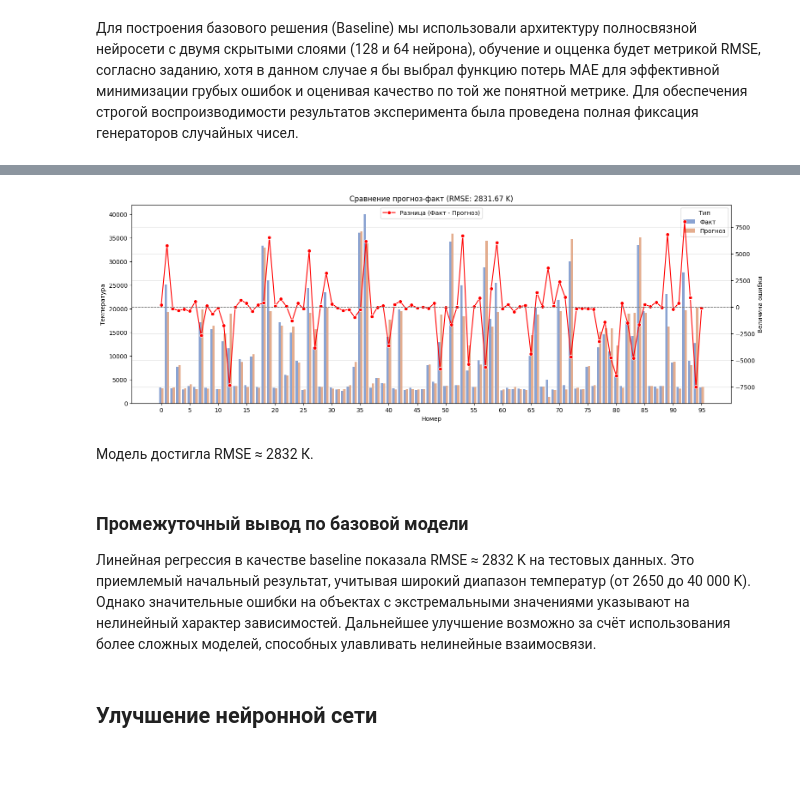
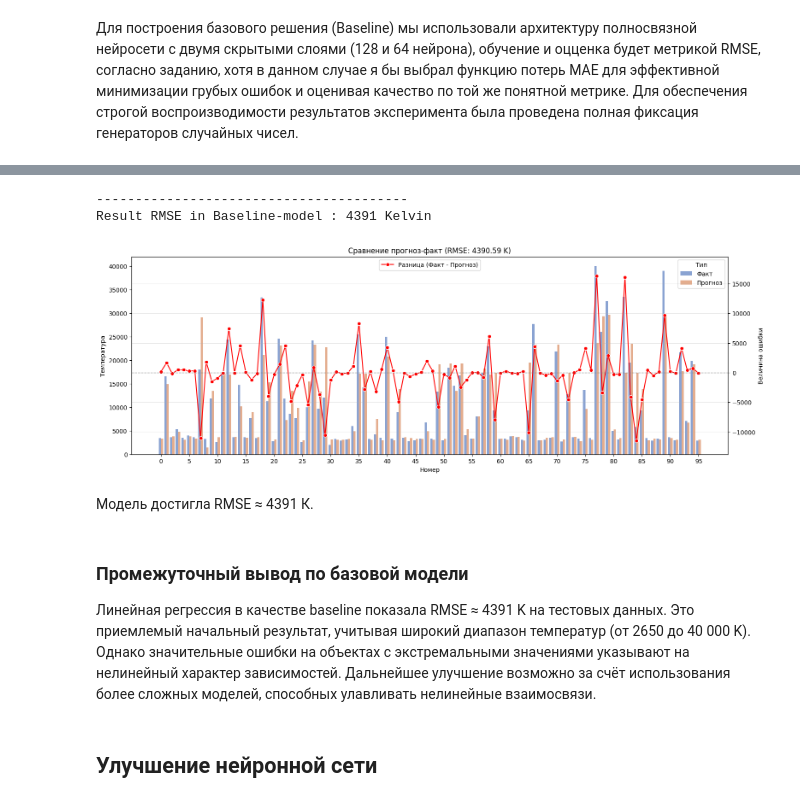
Before and after one commit to o-gamak/4_3_models_and_algorithms_in_machine_learning_-PyTorch-, a Jupyter notebook: project.ipynb, the cells around one changed output, grey strips where cells are left out. Drawn from its saved outputs; the diff is of its cells as text; code cells hidden in the pictures; blank space fills up the shorter version.

```diff
--- a/project.ipynb
+++ b/project.ipynb
@@ -683,9 +737,12 @@ display([i for i in sorted(df['star_color'].unique())])
+# %%
+df['physics_feature'] = df['luminosity'] / (df['radius'] ** 2)
 # %%
-df['absolute_magnitude_category'] = df.absolute_magnitude.apply(change_mag)
-df = df.drop(columns={'absolute_magnitude'})
-
-df['star_color'] = df['temperature'].apply(get_star_color)
-
+# приведем к логарифмичному виду фичи, старые значения удалим
 df['luminosity'] = np.log10(df['luminosity'])
 df['radius'] = np.log10(df['radius'])
+df['approx_temp_log'] = np.log1p(df['approx_temp'])
+df['physics_feature_log'] = np.log1p(df['physics_feature'])
+
+df = df.drop(columns=['physics_feature'])
+df = df.drop(columns=['approx_temp'])
 # %%
@@ -770,0 +840,29 @@ interval columns not set, guessing: ['temperature', 'luminosity', 'radius']
+# %%
+X_train, X_test, y_train, y_test = train_test_split(df.drop(columns=['temperature', 'star_color']),
+                                                    df['temperature'],
+                                                    test_size=TEST_SIZE,
+                                                    random_state=RANDOM_STATE,
+                                                    stratify = df['star_color'])
+
+print(f"Train: {X_train.shape}, Test: {X_test.shape}")
+
+num_cols = ['luminosity','radius', 'physics_feature_log', 'approx_temp_log']
+ohe_cols = ['star_type']
+
+preprocessor = ColumnTransformer(
+    transformers=[
+        ('num', StandardScaler(), num_cols),
+        ('ohe', OneHotEncoder(handle_unknown='ignore', sparse_output=False, drop='first'), ohe_cols)
+    ]
+)
+
+X_train_pre = preprocessor.fit_transform(X_train)
+X_test_pre = preprocessor.transform(X_test)
+
+X_train_t = torch.tensor(X_train_pre, dtype=torch.float32)
+X_test_t = torch.tensor(X_test_pre, dtype=torch.float32)
+y_train_t = torch.tensor(y_train.values, dtype=torch.float32).reshape(-1, 1)
+y_test_t = torch.tensor(y_test.values, dtype=torch.float32).reshape(-1, 1)
+
+print(f"X shape: {X_train_t.shape}")
+print(f"y shape: {y_train_t.shape}")
@@ -866,14 +918,24 @@ Result RMSE in Baseline-model : 2832 Kelvin
+# %%
+model.eval()
+with torch.no_grad():
+    pred_test = model(X_test_t)
+    test_rmse = rmse(pred_test, y_test_t)
+print('--'*20)
+print(f'Result RMSE in Baseline-model : {test_rmse.item():.0f} Kelvin')
+# %% [output]
+----------------------------------------
+Result RMSE in Baseline-model : 4391 Kelvin
 # %%
-pred_baseline = torch.tensor(pred_test).detach().numpy().flatten().reshape(-1).astype('int')
+pred_baseline = pred_test.detach().numpy().flatten().reshape(-1).astype('int')
 plot_results_sns(y_test, pred_baseline)
 # %% [output]
-[figure, old version]
+[figure, new version]
 # %% [markdown]
-Модель достигла RMSE ≈ 2832 К.
+Модель достигла RMSE ≈ 4391 К.
 # %% [markdown]
 ### Промежуточный вывод по базовой модели
 
-Линейная регрессия в качестве baseline показала RMSE ≈ 2832 K на тестовых данных. Это приемлемый начальный результат, учитывая широкий диапазон температур (от 2650 до 40 000 K). Однако значительные ошибки на объектах с экстремальными значениями указывают на нелинейный характер зависимостей. Дальнейшее улучшение возможно за счёт использования более сложных моделей, способных улавливать нелинейные взаимосвязи.
+Линейная регрессия в качестве baseline показала RMSE ≈ 4391 K на тестовых данных. Это приемлемый начальный результат, учитывая широкий диапазон температур (от 2650 до 40 000 K). Однако значительные ошибки на объектах с экстремальными значениями указывают на нелинейный характер зависимостей. Дальнейшее улучшение возможно за счёт использования более сложных моделей, способных улавливать нелинейные взаимосвязи.
 # %% [markdown]
 ## Улучшение нейронной сети
 # %% [markdown]
```
Also changed, not shown: parts of 32 cells of this notebook, 2 other files.
